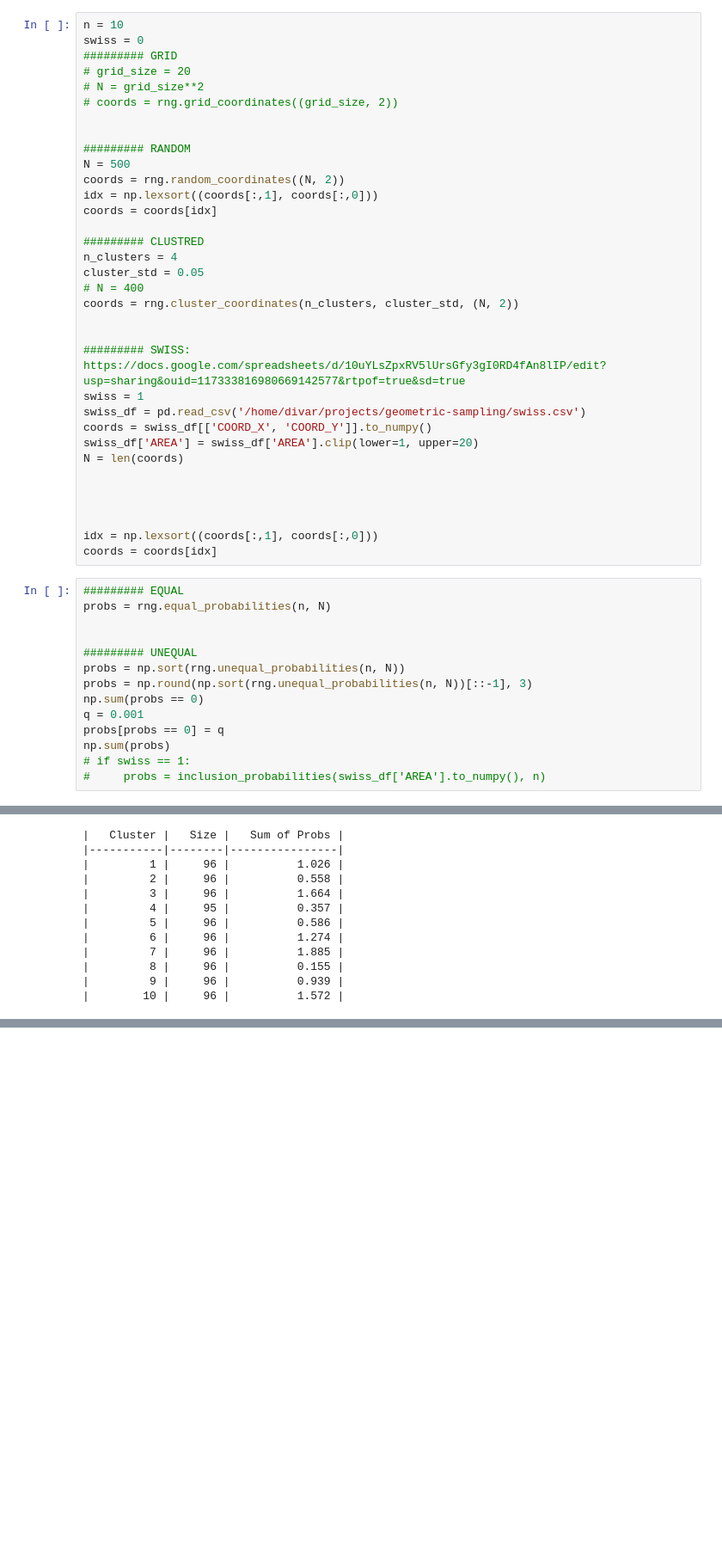
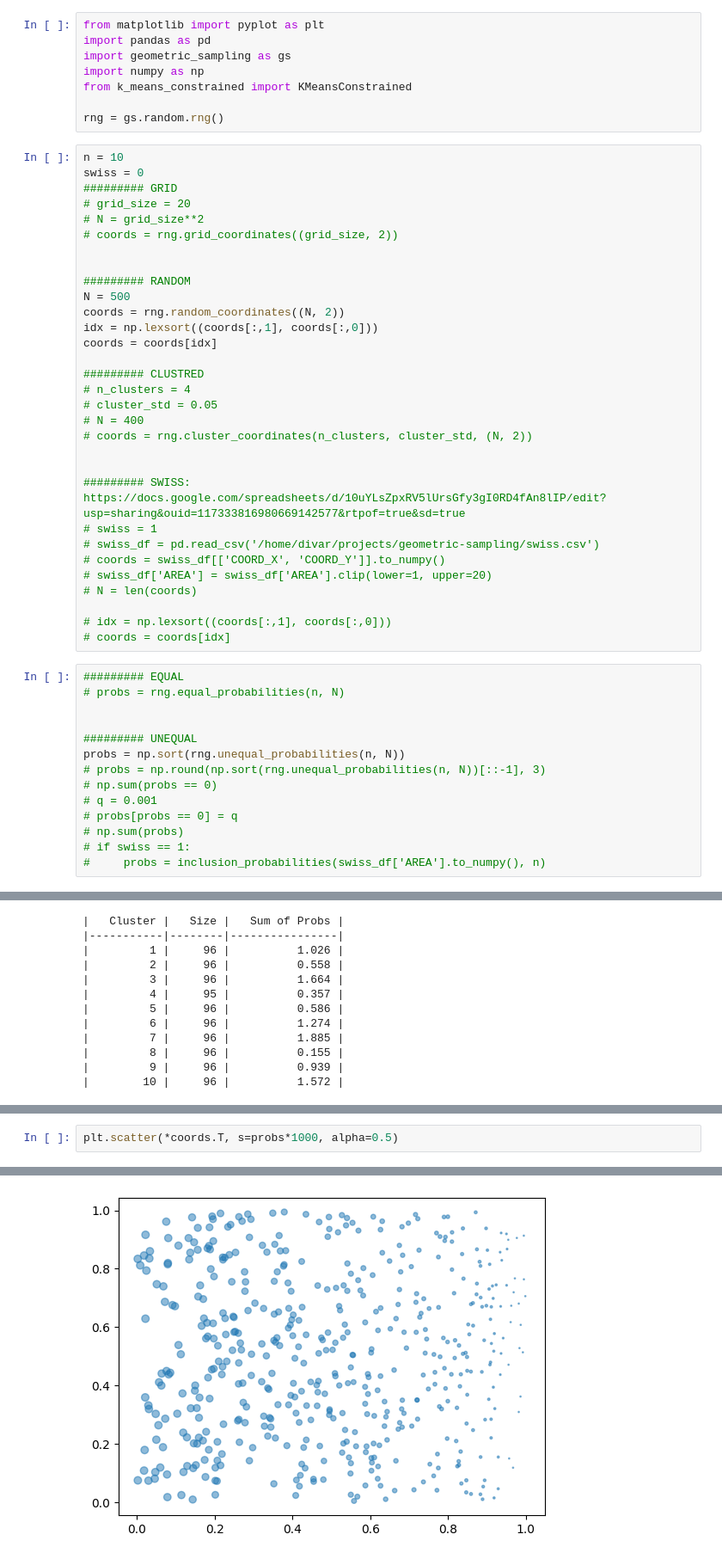
Before and after one commit to mehdimhb/geometric-sampling, a Jupyter notebook: dubly_balanced_clustering.ipynb, the cells around one changed output, grey strips where cells are left out. Shown at 86% size. Drawn from its saved outputs; the diff is of its cells as text; blank space fills up the shorter version.

```diff
--- a/dubly_balanced_clustering.ipynb
+++ b/dubly_balanced_clustering.ipynb
@@ -22,3 +32,11 @@ rng = gs.random.rng()
+# %%
+from matplotlib import pyplot as plt
+import pandas as pd
+import geometric_sampling as gs
+import numpy as np
+from k_means_constrained import KMeansConstrained
+
+rng = gs.random.rng()
 # %%
 n = 10
 swiss = 0
@@ -35,35 +53,32 @@ idx = np.lexsort((coords[:,1], coords[:,0]))
 coords = coords[idx]
 
 ######### CLUSTRED
-n_clusters = 4
-cluster_std = 0.05
+# n_clusters = 4
+# cluster_std = 0.05
 # N = 400
-coords = rng.cluster_coordinates(n_clusters, cluster_std, (N, 2))
+# coords = rng.cluster_coordinates(n_clusters, cluster_std, (N, 2))
 
 
 ######### SWISS: https://docs.google.com/spreadsheets/d/10uYLsZpxRV5lUrsGfy3gI0RD4fAn8lIP/edit?usp=sharing&ouid=117333816980669142577&rtpof=true&sd=true
-swiss = 1
-swiss_df = pd.read_csv('/home/divar/projects/geometric-sampling/swiss.csv')
-coords = swiss_df[['COORD_X', 'COORD_Y']].to_numpy()
-swiss_df['AREA'] = swiss_df['AREA'].clip(lower=1, upper=20)
-N = len(coords)
+# swiss = 1
+# swiss_df = pd.read_csv('/home/divar/projects/geometric-sampling/swiss.csv')
+# coords = swiss_df[['COORD_X', 'COORD_Y']].to_numpy()
+# swiss_df['AREA'] = swiss_df['AREA'].clip(lower=1, upper=20)
+# N = len(coords)
 
-
-
-
-idx = np.lexsort((coords[:,1], coords[:,0]))
-coords = coords[idx]
+# idx = np.lexsort((coords[:,1], coords[:,0]))
+# coords = coords[idx]
 # %%
 ######### EQUAL
-probs = rng.equal_probabilities(n, N)
+# probs = rng.equal_probabilities(n, N)
 
 
 ######### UNEQUAL
 probs = np.sort(rng.unequal_probabilities(n, N))
-probs = np.round(np.sort(rng.unequal_probabilities(n, N))[::-1], 3)
-np.sum(probs == 0)
-q = 0.001
-probs[probs == 0] = q
-np.sum(probs)
+# probs = np.round(np.sort(rng.unequal_probabilities(n, N))[::-1], 3)
+# np.sum(probs == 0)
+# q = 0.001
+# probs[probs == 0] = q
+# np.sum(probs)
 # if swiss == 1:
 #     probs = inclusion_probabilities(swiss_df['AREA'].to_numpy(), n)
@@ -284,3 +297,6 @@ plt.show()
 |         9 |            63 |          1.003 |
 |        10 |            58 |          1.004 |
 [figure]
+# %%
+plt.scatter(*coords.T, s=probs*1000, alpha=0.5)
+# %% [output]
@@ -286,0 +304 @@ plt.show()
+[figure, added]
```
Also changed, not shown: parts of 7 cells of this notebook, 4 other files.
